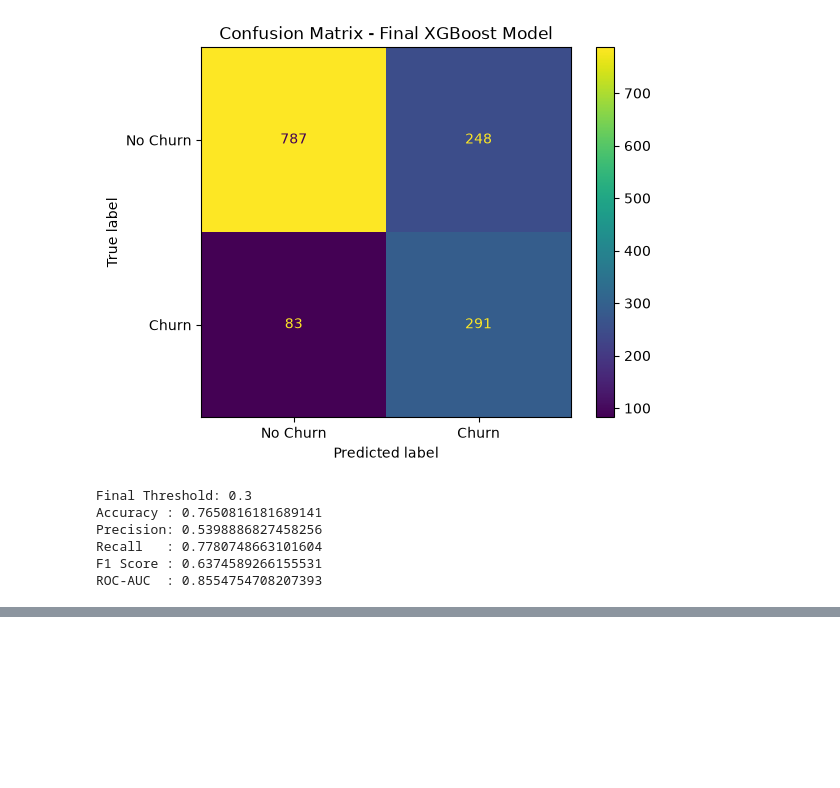
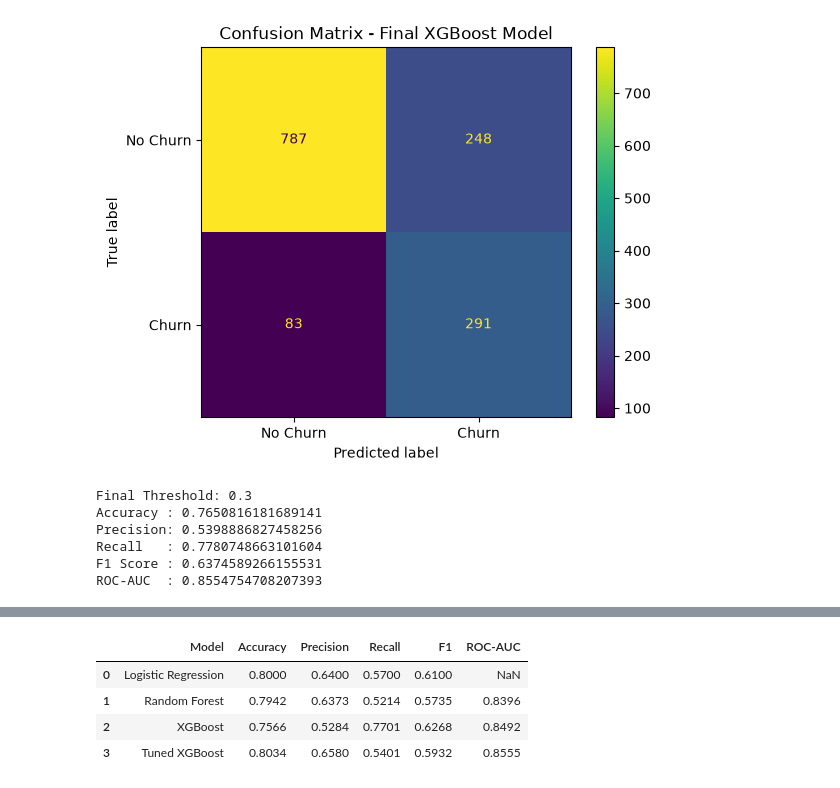
Before and after one commit to gracy7192/customer-churn-xai, a Jupyter notebook: notebooks/01_data_exploration.ipynb, the cells around one changed output, grey strips where cells are left out. Drawn from its saved outputs; the diff is of its cells as text; code cells hidden in the pictures; blank space fills up the shorter version.

```diff
--- a/notebooks/01_data_exploration.ipynb
+++ b/notebooks/01_data_exploration.ipynb
@@ -988,0 +1094,47 @@ ROC-AUC  : 0.8554754708207393
+# %%
+baseline_results = pd.DataFrame({
+    "Model": [
+        "Logistic Regression",
+        "Random Forest",
+        "XGBoost",
+        "Tuned XGBoost"
+    ],
+    "Accuracy": [
+        0.8000,
+        0.7942,
+        0.7566,
+        0.8034
+    ],
+    "Precision": [
+        0.6400,
+        0.6373,
+        0.5284,
+        0.6580
+    ],
+    "Recall": [
+        0.5700,
+        0.5214,
+        0.7701,
+        0.5401
+    ],
+    "F1": [
+        0.6100,
+        0.5735,
+        0.6268,
+        0.5932
+    ],
+    "ROC-AUC": [
+        None,
+        0.8396,
+        0.8492,
+        0.8555
+    ]
+})
+
+baseline_results
+# %% [output]
+|  | Model | Accuracy | Precision | Recall | F1 | ROC-AUC |
+| 0 | Logistic Regression | 0.8000 | 0.6400 | 0.5700 | 0.6100 | NaN |
+| 1 | Random Forest | 0.7942 | 0.6373 | 0.5214 | 0.5735 | 0.8396 |
+| 2 | XGBoost | 0.7566 | 0.5284 | 0.7701 | 0.6268 | 0.8492 |
+| 3 | Tuned XGBoost | 0.8034 | 0.6580 | 0.5401 | 0.5932 | 0.8555 |
```
Also changed, not shown: parts of 10 cells of this notebook, 5 other files.
